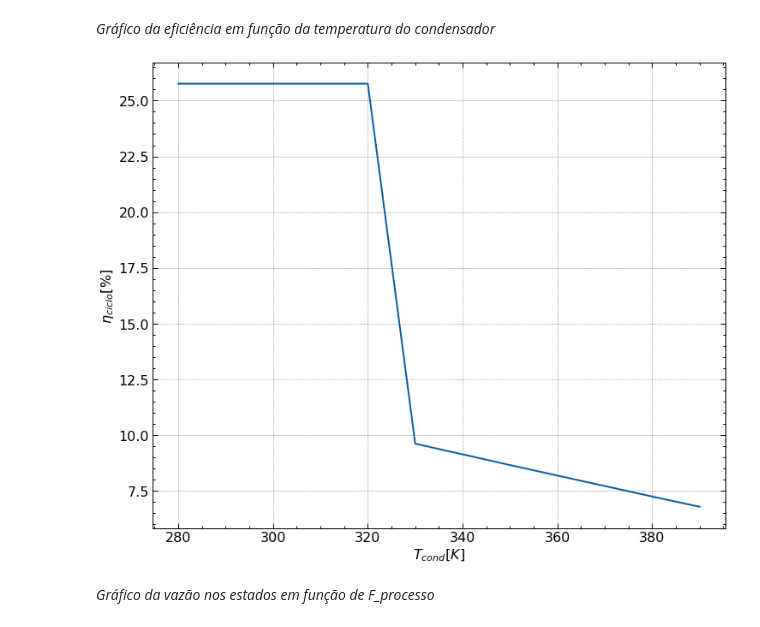
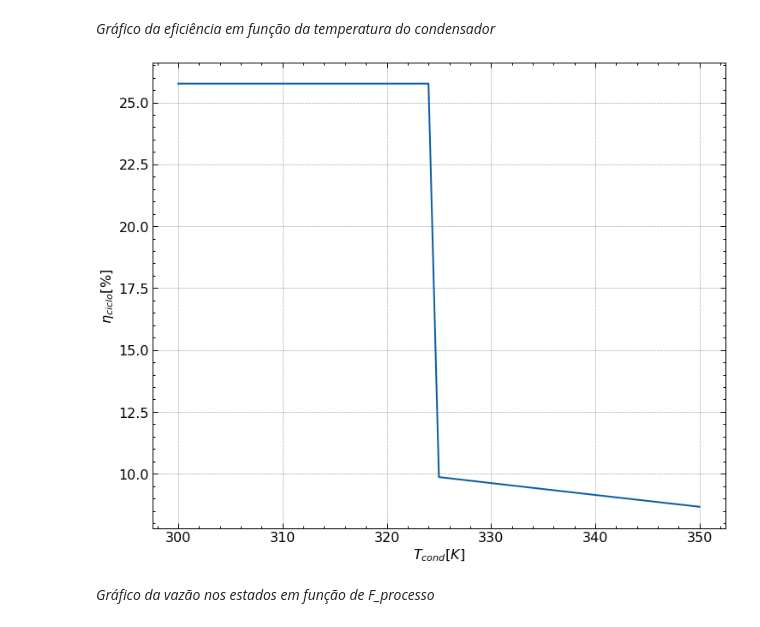
Before and after one commit to luaneng/gdv, a Jupyter notebook: projeto/main.ipynb, the cells around one changed output. Cells and saved outputs as stored; diff of their text form; code cells hidden in the pictures.

```diff
--- a/projeto/main.ipynb
+++ b/projeto/main.ipynb
@@ -358,7 +360,7 @@ def Q_cald(p8, t1):
 $$ \eta_{ciclo} = \frac{\dot{W}_{liq}}{\dot{Q}_{cald}} $$
 # %%
 def n_ciclo(p8, t1, tcond):
-    return round(100*W_liq(p8, t1, tcond)/Q_cald(p8, t1), 2)
+    return round(100*W_liq(p8, t1, tcond)/Q_cald(p8, t1), 5)
 # %% [markdown]
 Definindo dicionário de dados de trabalho, calor e eficiêcia e criando tabela
 # %%
@@ -517,30 +519,30 @@ _Gráfico da eficiência em função da temperatura do condensador_
 # %%
 def ntcond():
 
     #Definindo variação da temperatura do condesador no gráfico
-    tcondensador = arange(280, 400, 10)
+    tcondensador = arange(300, 350+1, 1)
 
     #Criando lista vazia para adicionar dados da eficiencia em função da temperatura do condensador
     n_ciclo_tcond = []
 
     #Adicionando dados a lista vazia
     for c in range(len(tcondensador)):
         n_ciclo_tcond.append(n_ciclo(p8=P[7], t1=Tk[0], tcond=tcondensador[c]))
 
     #Montando o gráfico
     plt.style.use(['science', 'notebook', 'grid'])
     plt.figure(figsize=(12, 10))
 
     plt.plot(tcondensador, n_ciclo_tcond)
 
     plt.ylabel(r'$\eta_{ciclo}$[%]')
     plt.xlabel(r'$T_{cond} [K]$')
 
     plt.plot()
 
 ntcond()
 # %% [output]
-[figure, old version]
+[figure, new version]
 # %% [markdown]
 _Gráfico da vazão nos estados em função de F_processo_
 # %%
```
Also changed, not shown: parts of 3 cells of this notebook.
